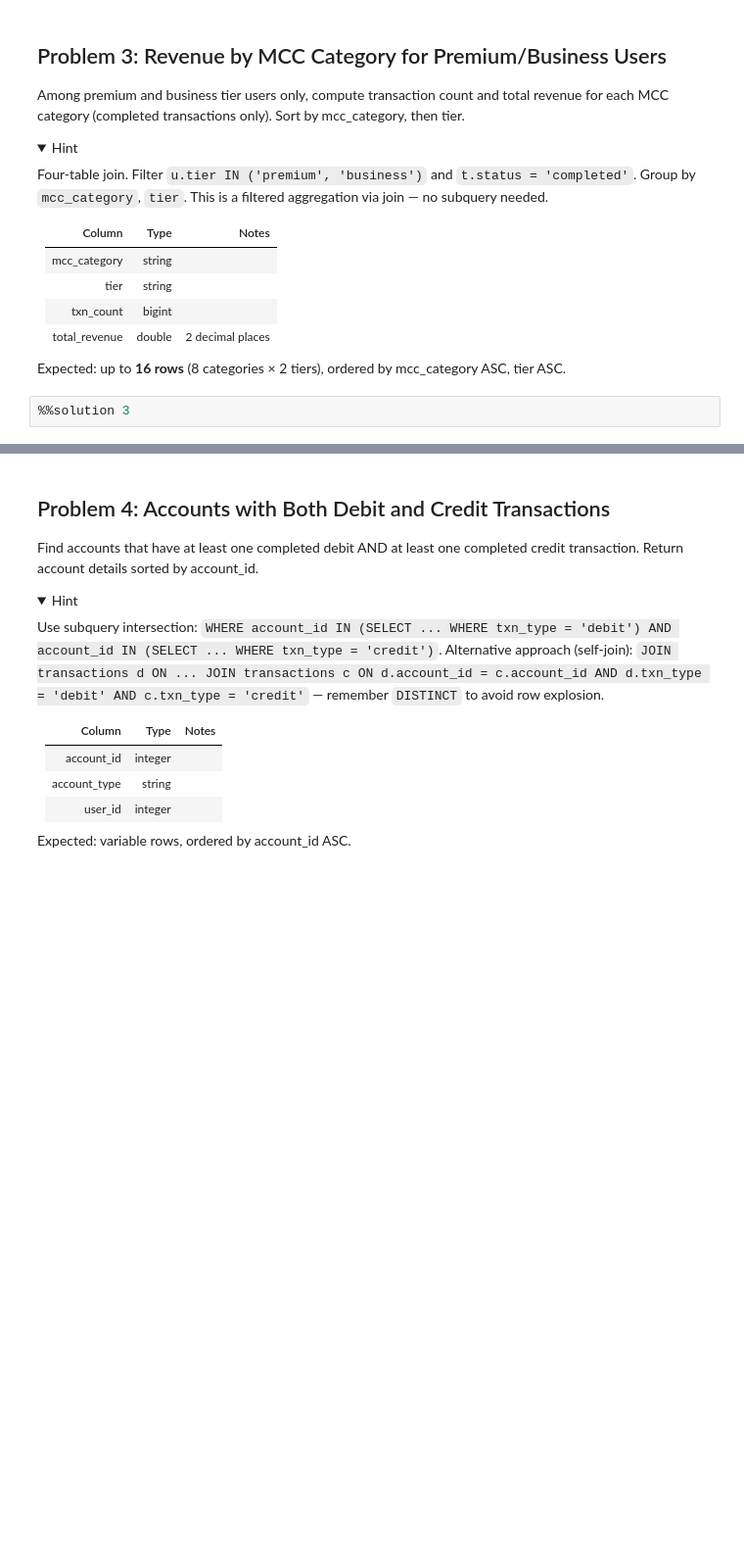
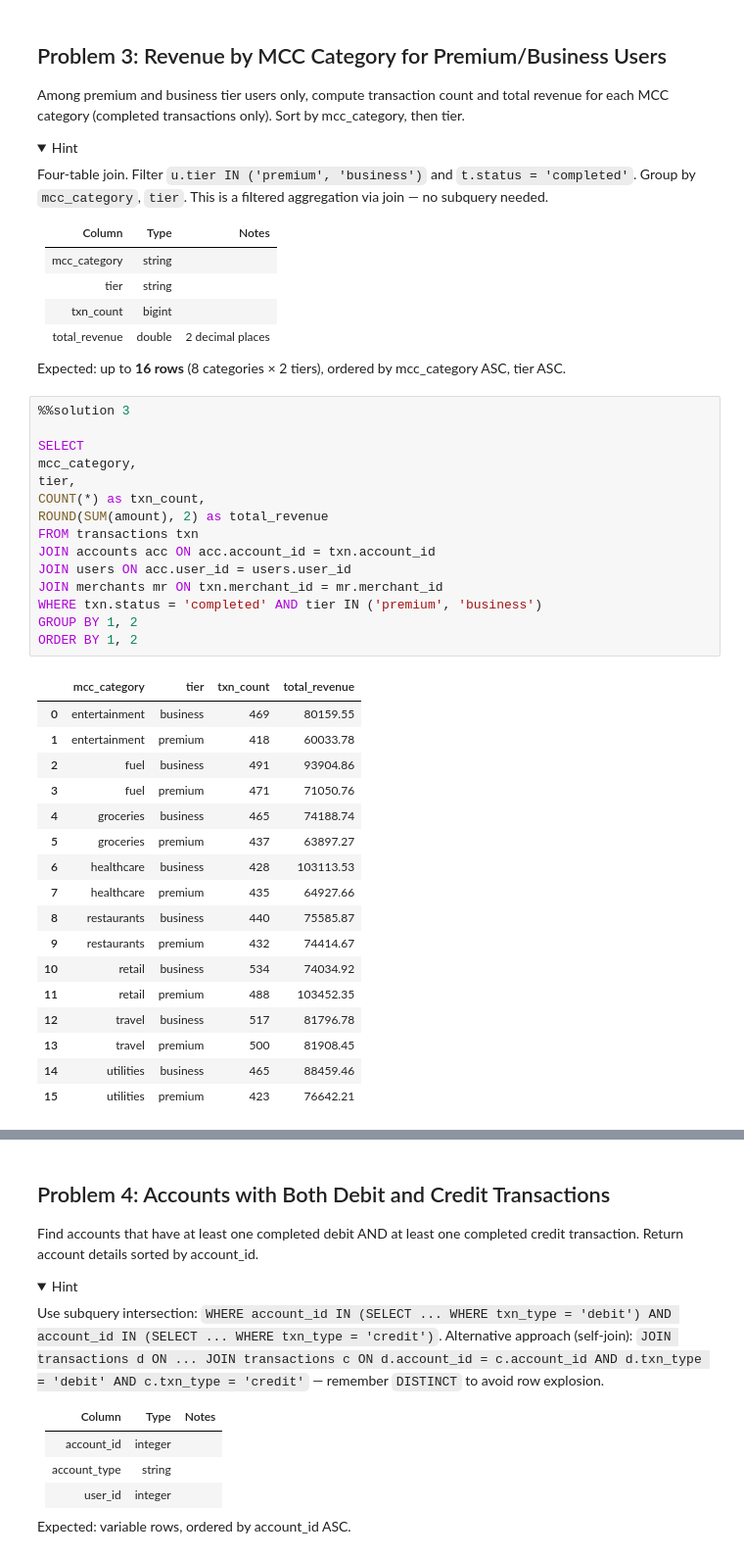
Before and after one commit to arunpandian7/datapy-gym, a Jupyter notebook: sql/sessions/2026-06-04/03_joins.ipynb, the cells around one changed output, grey strips where cells are left out. Shown at 98% size. Cells and saved outputs as stored; diff of their text form; folded sections open; blank space fills up the shorter version.

```diff
--- a/sql/sessions/2026-06-04/03_joins.ipynb
+++ b/sql/sessions/2026-06-04/03_joins.ipynb
@@ -113,5 +226,36 @@ Four-table join. Filter `u.tier IN ('premium', 'business')` and `t.status = 'com
 Expected: up to **16 rows** (8 categories × 2 tiers), ordered by mcc_category ASC, tier ASC.
 # %%
 %%solution 3
+
+SELECT
+mcc_category,
+tier,
+COUNT(*) as txn_count,
+ROUND(SUM(amount), 2) as total_revenue
+FROM transactions txn
+JOIN accounts acc ON acc.account_id = txn.account_id
+JOIN users ON acc.user_id = users.user_id
+JOIN merchants mr ON txn.merchant_id = mr.merchant_id
+WHERE txn.status = 'completed' AND tier IN ('premium', 'business')
+GROUP BY 1, 2
+ORDER BY 1, 2
+# %% [output]
+|  | mcc_category | tier | txn_count | total_revenue |
+| 0 | entertainment | business | 469 | 80159.55 |
+| 1 | entertainment | premium | 418 | 60033.78 |
+| 2 | fuel | business | 491 | 93904.86 |
+| 3 | fuel | premium | 471 | 71050.76 |
+| 4 | groceries | business | 465 | 74188.74 |
+| 5 | groceries | premium | 437 | 63897.27 |
+| 6 | healthcare | business | 428 | 103113.53 |
+| 7 | healthcare | premium | 435 | 64927.66 |
+| 8 | restaurants | business | 440 | 75585.87 |
+| 9 | restaurants | premium | 432 | 74414.67 |
+| 10 | retail | business | 534 | 74034.92 |
+| 11 | retail | premium | 488 | 103452.35 |
+| 12 | travel | business | 517 | 81796.78 |
+| 13 | travel | premium | 500 | 81908.45 |
+| 14 | utilities | business | 465 | 88459.46 |
+| 15 | utilities | premium | 423 | 76642.21 |
 # %%
 checker.p3(solution_3)  # type: ignore[name-defined]  # noqa: F821
```
Also changed, not shown: parts of 9 cells of this notebook.
